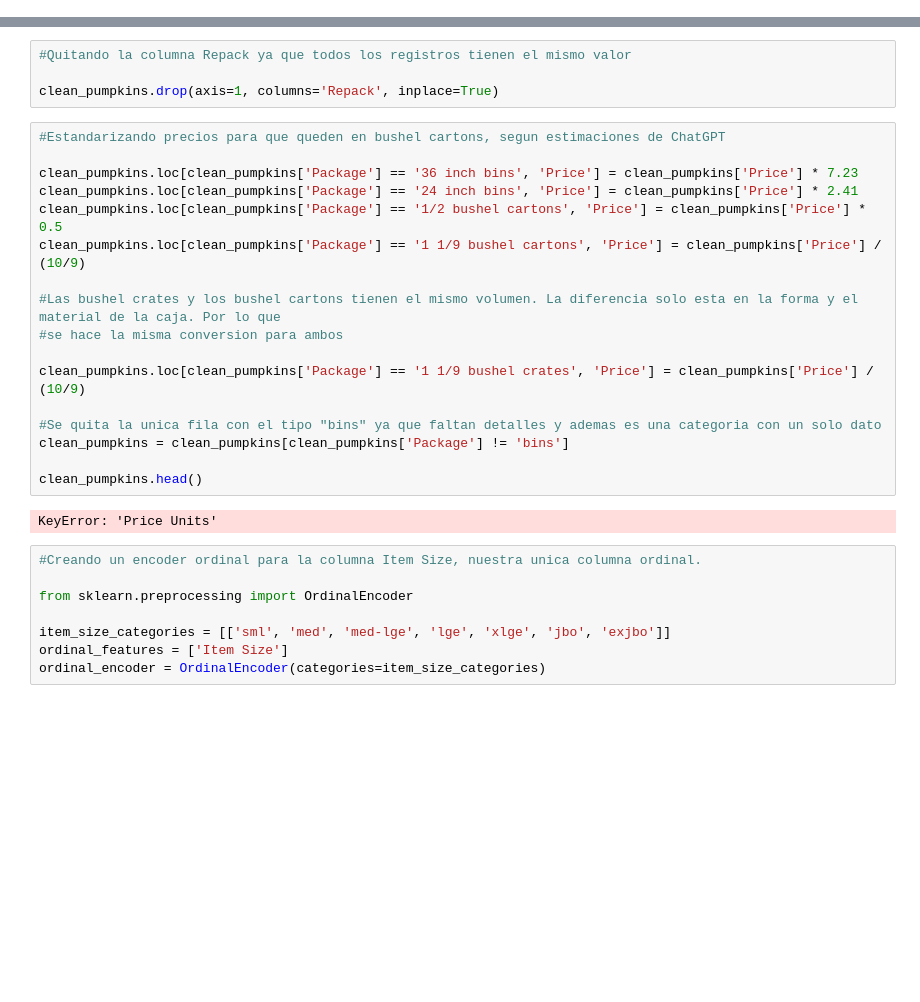
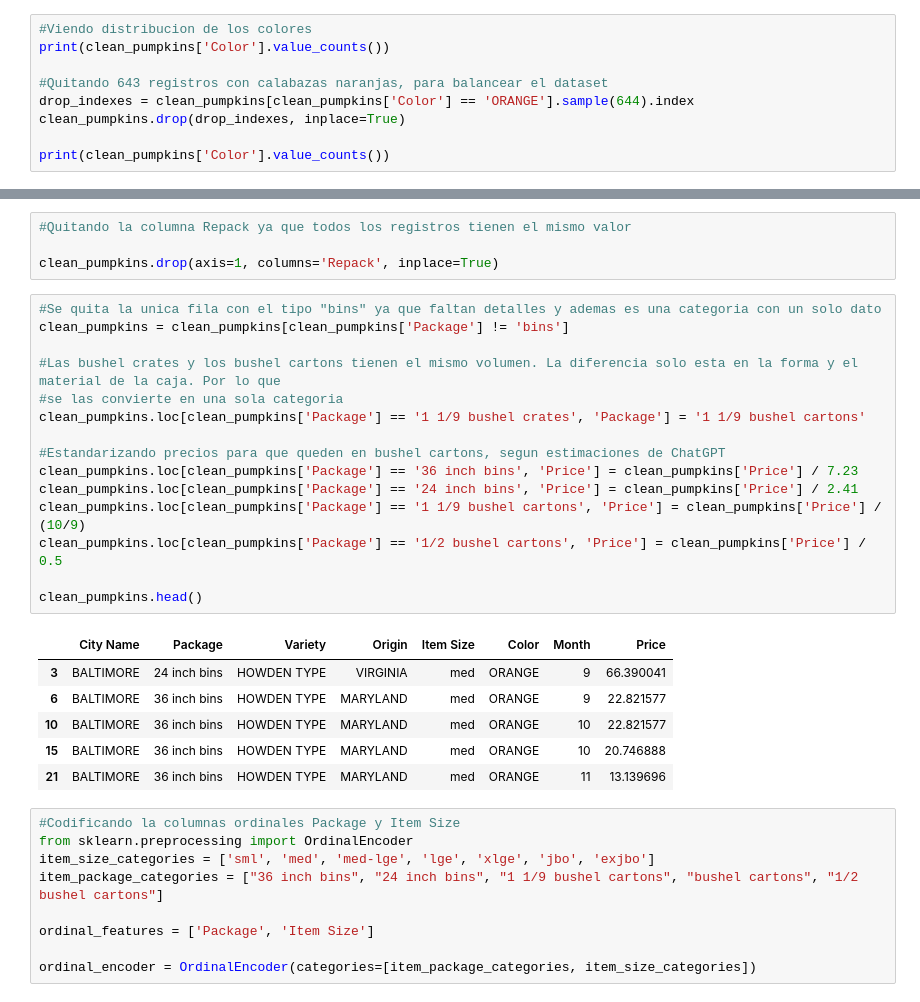
Before and after one commit to simonrod2404/TalentoTech, a Jupyter notebook: Notebooks del curso de MS/pumpkins-clasf-assign.ipynb, the cells around one changed output, grey strips where cells are left out. Cells and saved outputs as stored; diff of their text form; blank space fills up the shorter version.

```diff
--- a/Notebooks del curso de MS/pumpkins-clasf-assign.ipynb
+++ b/Notebooks del curso de MS/pumpkins-clasf-assign.ipynb
@@ -58,3 +58,12 @@ clean_pumpkins.head()
 | 4 | BALTIMORE | 24 inch bins | HOWDEN TYPE | 11/5/16 | 90.0 | 100.0 | 90.0 | 100.0 | MARYLAND | ... |
 | 5 | BALTIMORE | 24 inch bins | HOWDEN TYPE | 11/12/16 | 90.0 | 100.0 | 90.0 | 100.0 | MARYLAND | ... |
 | 6 | BALTIMORE | 36 inch bins | HOWDEN TYPE | 9/24/16 | 160.0 | 170.0 | 160.0 | 170.0 | MARYLAND | ... |
+# %%
+#Viendo distribucion de los colores
+print(clean_pumpkins['Color'].value_counts())
+
+#Quitando 643 registros con calabazas naranjas, para balancear el dataset
+drop_indexes = clean_pumpkins[clean_pumpkins['Color'] == 'ORANGE'].sample(644).index
+clean_pumpkins.drop(drop_indexes, inplace=True)
+
+print(clean_pumpkins['Color'].value_counts())
@@ -97,30 +115,34 @@ Name: count, dtype: int64
 #Quitando la columna Repack ya que todos los registros tienen el mismo valor
 
 clean_pumpkins.drop(axis=1, columns='Repack', inplace=True)
-# %%
-#Estandarizando precios para que queden en bushel cartons, segun estimaciones de ChatGPT
-
-clean_pumpkins.loc[clean_pumpkins['Package'] == '36 inch bins', 'Price'] = clean_pumpkins['Price'] * 7.23
-clean_pumpkins.loc[clean_pumpkins['Package'] == '24 inch bins', 'Price'] = clean_pumpkins['Price'] * 2.41
-clean_pumpkins.loc[clean_pumpkins['Package'] == '1/2 bushel cartons', 'Price'] = clean_pumpkins['Price'] * 0.5
-clean_pumpkins.loc[clean_pumpkins['Package'] == '1 1/9 bushel cartons', 'Price'] = clean_pumpkins['Price'] / (10/9)
-
-#Las bushel crates y los bushel cartons tienen el mismo volumen. La diferencia solo esta en la forma y el material de la caja. Por lo que
-#se hace la misma conversion para ambos
-
-clean_pumpkins.loc[clean_pumpkins['Package'] == '1 1/9 bushel crates', 'Price'] = clean_pumpkins['Price'] / (10/9)
-
-#Se quita la unica fila con el tipo "bins" ya que faltan detalles y ademas es una categoria con un solo dato
-clean_pumpkins = clean_pumpkins[clean_pumpkins['Package'] != 'bins']
-
-clean_pumpkins.head()
-# %% [output]
-KeyError: 'Price Units'
+# %%
+#Se quita la unica fila con el tipo "bins" ya que faltan detalles y ademas es una categoria con un solo dato
+clean_pumpkins = clean_pumpkins[clean_pumpkins['Package'] != 'bins']
+
+#Las bushel crates y los bushel cartons tienen el mismo volumen. La diferencia solo esta en la forma y el material de la caja. Por lo que
+#se las convierte en una sola categoria
+clean_pumpkins.loc[clean_pumpkins['Package'] == '1 1/9 bushel crates', 'Package'] = '1 1/9 bushel cartons'
+
+#Estandarizando precios para que queden en bushel cartons, segun estimaciones de ChatGPT
+clean_pumpkins.loc[clean_pumpkins['Package'] == '36 inch bins', 'Price'] = clean_pumpkins['Price'] / 7.23
+clean_pumpkins.loc[clean_pumpkins['Package'] == '24 inch bins', 'Price'] = clean_pumpkins['Price'] / 2.41
+clean_pumpkins.loc[clean_pumpkins['Package'] == '1 1/9 bushel cartons', 'Price'] = clean_pumpkins['Price'] / (10/9)
+clean_pumpkins.loc[clean_pumpkins['Package'] == '1/2 bushel cartons', 'Price'] = clean_pumpkins['Price'] / 0.5
+
+clean_pumpkins.head()
+# %% [output]
+|  | City Name | Package | Variety | Origin | Item Size | Color | Month | Price |
+| 3 | BALTIMORE | 24 inch bins | HOWDEN TYPE | VIRGINIA | med | ORANGE | 9 | 66.390041 |
+| 6 | BALTIMORE | 36 inch bins | HOWDEN TYPE | MARYLAND | med | ORANGE | 9 | 22.821577 |
+| 10 | BALTIMORE | 36 inch bins | HOWDEN TYPE | MARYLAND | med | ORANGE | 10 | 22.821577 |
+| 15 | BALTIMORE | 36 inch bins | HOWDEN TYPE | MARYLAND | med | ORANGE | 10 | 20.746888 |
+| 21 | BALTIMORE | 36 inch bins | HOWDEN TYPE | MARYLAND | med | ORANGE | 11 | 13.139696 |
 # %%
-#Creando un encoder ordinal para la columna Item Size, nuestra unica columna ordinal.
+#Codificando la columnas ordinales Package y Item Size
+from sklearn.preprocessing import OrdinalEncoder
+item_size_categories = ['sml', 'med', 'med-lge', 'lge', 'xlge', 'jbo', 'exjbo']
+item_package_categories = ["36 inch bins", "24 inch bins", "1 1/9 bushel cartons", "bushel cartons", "1/2 bushel cartons"]
 
-from sklearn.preprocessing import OrdinalEncoder
+ordinal_features = ['Package', 'Item Size']
 
-item_size_categories = [['sml', 'med', 'med-lge', 'lge', 'xlge', 'jbo', 'exjbo']]
-ordinal_features = ['Item Size']
-ordinal_encoder = OrdinalEncoder(categories=item_size_categories)
+ordinal_encoder = OrdinalEncoder(categories=[item_package_categories, item_size_categories])
```
Also changed, not shown: parts of 11 cells of this notebook, 2 other files.
